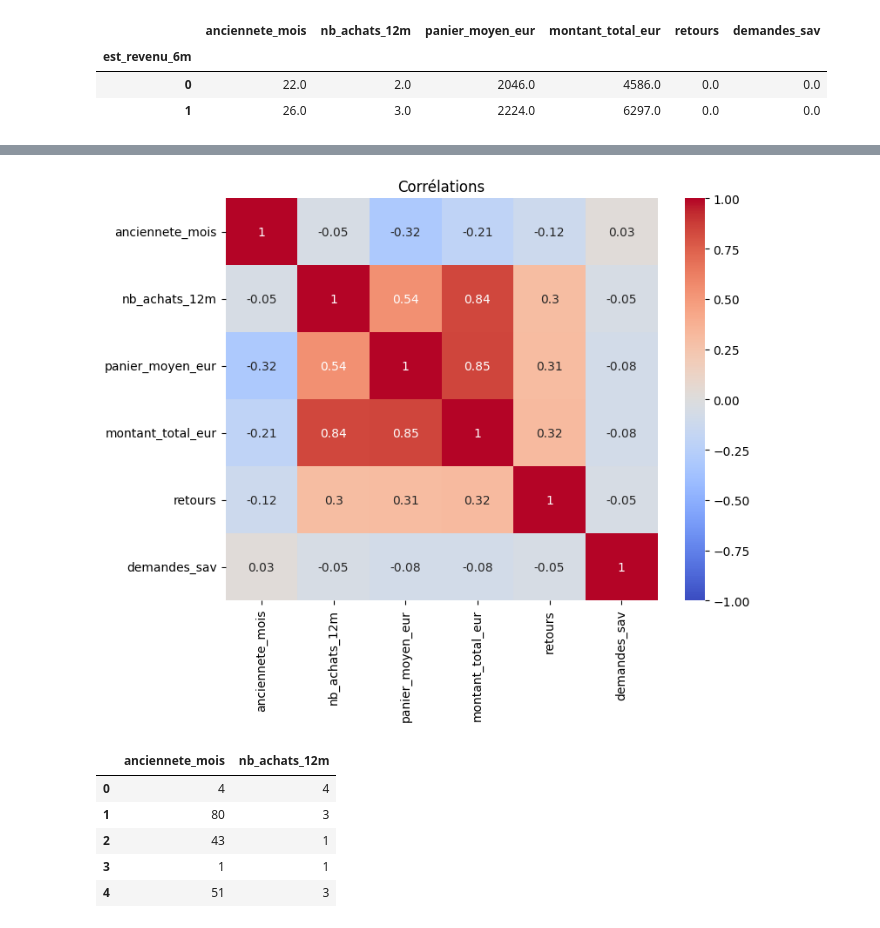
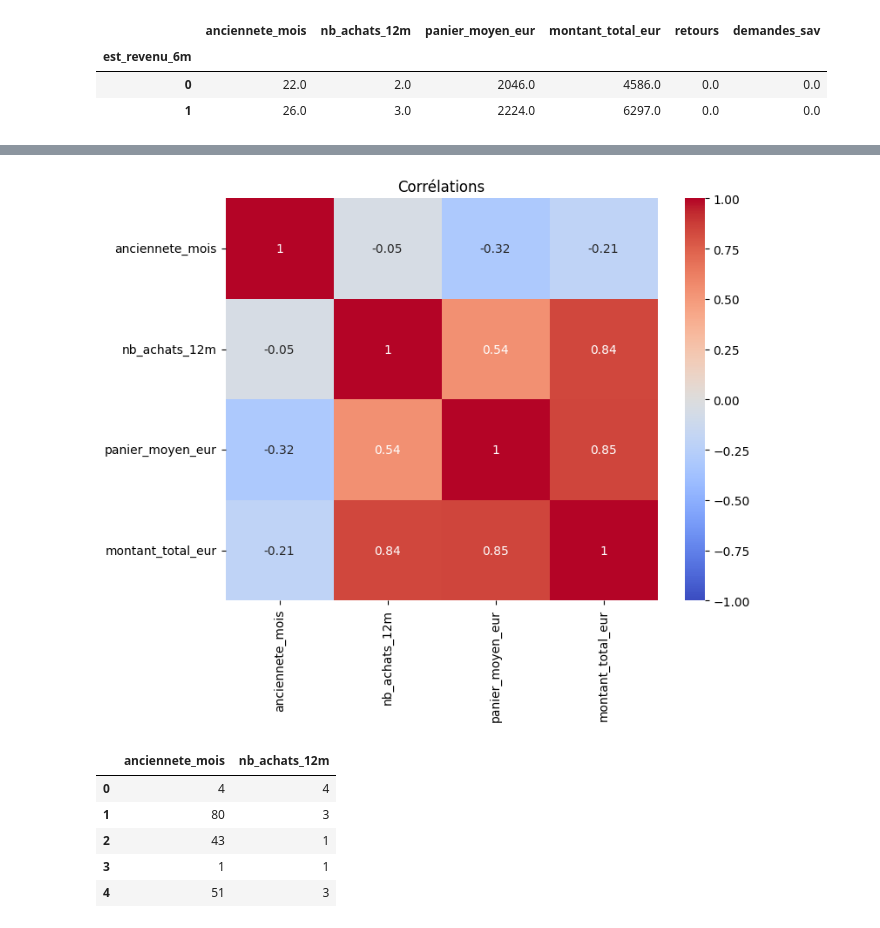
Before and after one commit to maureljean55/atelier-saint-honore, a Jupyter notebook: notebooks/q5_knn.ipynb, the cells around one changed output, grey strips where cells are left out. Cells and saved outputs as stored; diff of their text form; code cells hidden in the pictures.

```diff
--- a/notebooks/q5_knn.ipynb
+++ b/notebooks/q5_knn.ipynb
@@ -65,0 +56,3 @@ clients[cols].corr().round(2)
+# %%
+cols_utiles = ["anciennete_mois", "nb_achats_12m", "panier_moyen_eur", "montant_total_eur"]
+clients[cols_utiles].corr().round(2)
@@ -66,12 +65,12 @@ clients[cols].corr().round(2)
 # %%
-matrice = clients[cols].corr().round(2)
+matrice = clients[cols_utiles].corr().round(2)
 
 plt.figure(figsize=(8, 6))
 sns.heatmap(matrice, annot=True, cmap="coolwarm", vmin=-1, vmax=1, center=0)
 plt.title("Corrélations")
 plt.show()
 # %% [output]
-[figure, old version]
+[figure, new version]
 # %%
 X = clients[["anciennete_mois", "nb_achats_12m"]]
 y = (clients["est_revenu_6m"] == 0)
```
Also changed, not shown: parts of 2 cells of this notebook.
